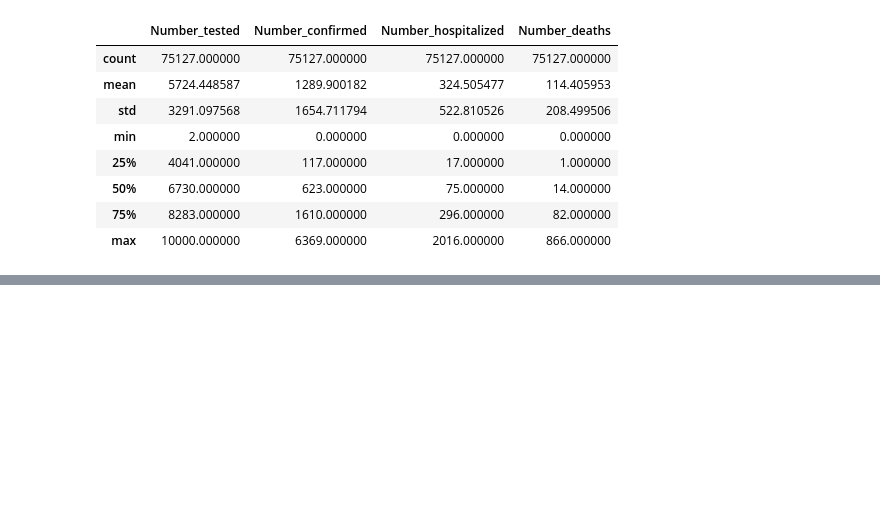
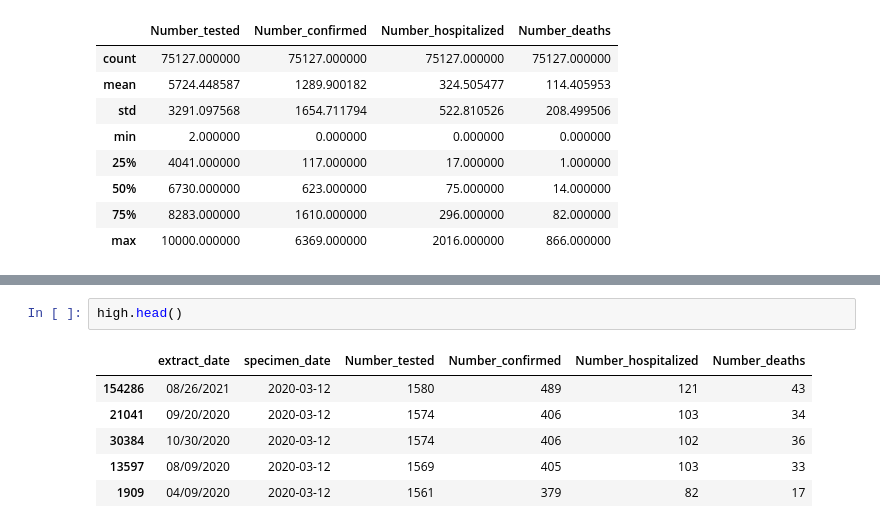
Before and after one commit to INDIG0N/Pfizer_basic_effectiveness_analysis, a Jupyter notebook: project.ipynb, the cells around one changed output, grey strips where cells are left out. Drawn from its saved outputs; the diff is of its cells as text; blank space fills up the shorter version.

```diff
--- a/project.ipynb
+++ b/project.ipynb
@@ -176,0 +184,9 @@ low.describe()
+# %%
+high.head()
+# %% [output]
+|  | extract_date | specimen_date | Number_tested | Number_confirmed | Number_hospitalized | Number_deaths |
+| 154286 | 08/26/2021 | 2020-03-12 | 1580 | 489 | 121 | 43 |
+| 21041 | 09/20/2020 | 2020-03-12 | 1574 | 406 | 103 | 34 |
+| 30384 | 10/30/2020 | 2020-03-12 | 1574 | 406 | 102 | 36 |
+| 13597 | 08/09/2020 | 2020-03-12 | 1569 | 405 | 103 | 33 |
+| 1909 | 04/09/2020 | 2020-03-12 | 1561 | 379 | 82 | 17 |
```
Also changed, not shown: parts of 7 cells of this notebook, 1 other file.
